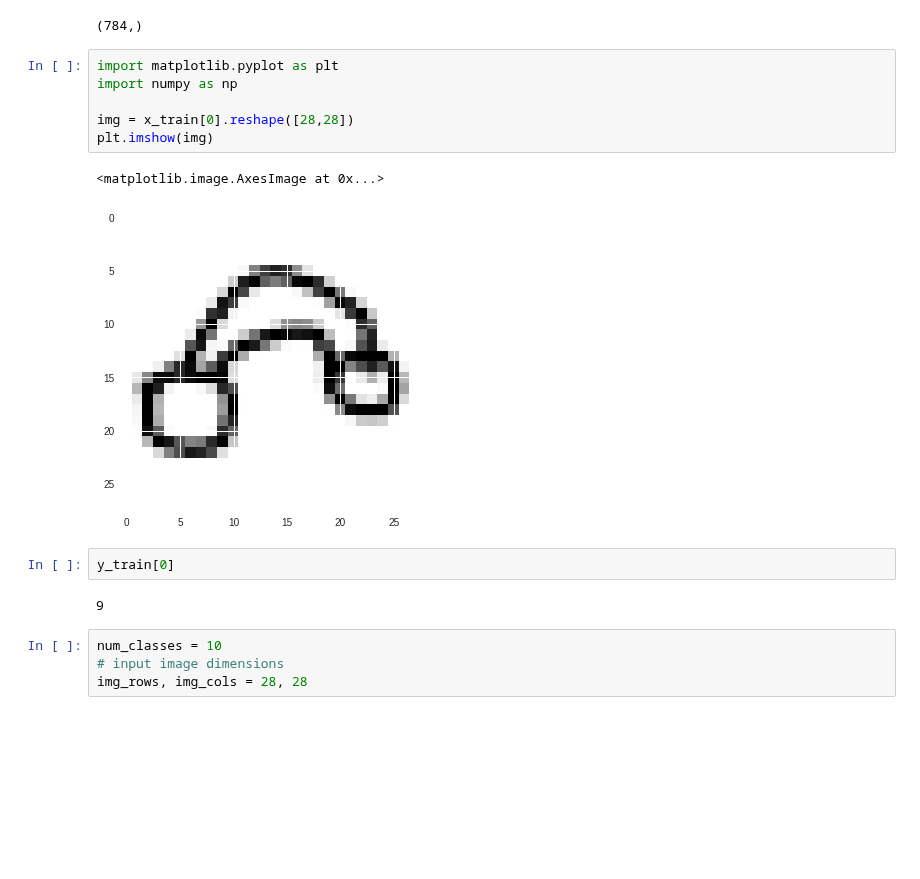
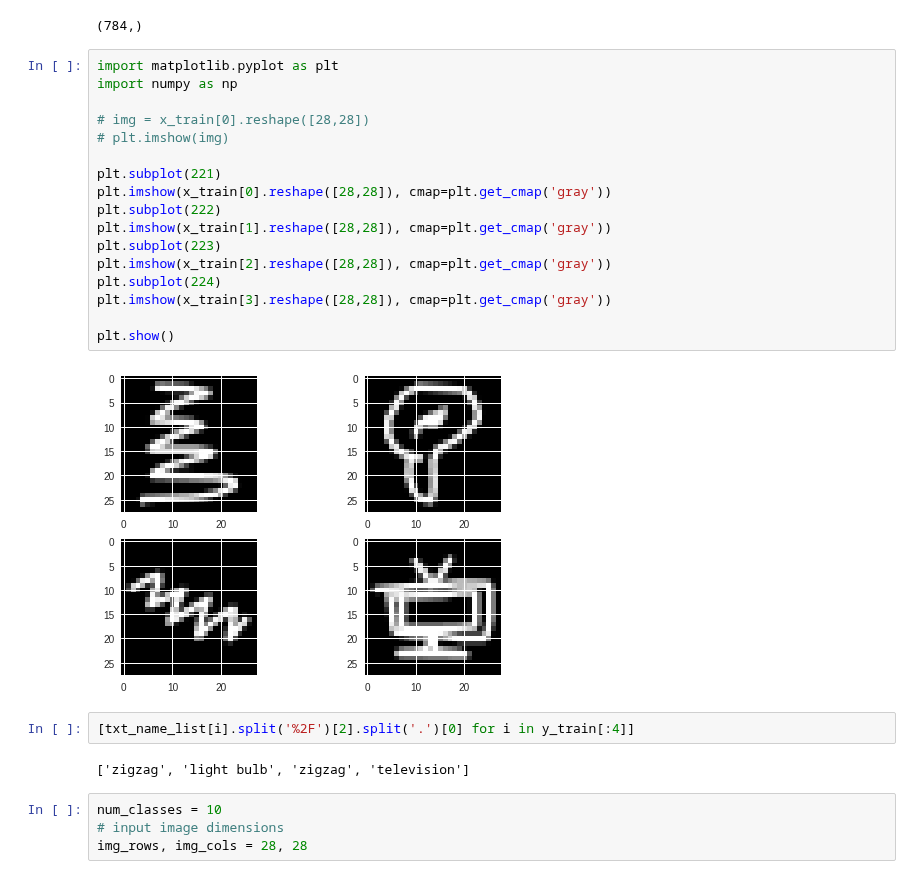
Before and after one commit to krohak/load-quickdraw, a Jupyter notebook: Keras_Quickdraw.ipynb, the cells around one changed output. Cells and saved outputs as stored; diff of their text form; blank space fills up the shorter version.

```diff
--- a/Keras_Quickdraw.ipynb
+++ b/Keras_Quickdraw.ipynb
@@ -288,19 +294,29 @@ y_test.max()
 x_train[0].shape
 # %% [output]
 (784,)
-# %%
-import matplotlib.pyplot as plt
-import numpy as np
-
-img = x_train[0].reshape([28,28])
-plt.imshow(img)
-# %% [output]
-<matplotlib.image.AxesImage at 0x...>
-[figure, removed]
-# %%
-y_train[0]
-# %% [output]
-9
+# %%
+import matplotlib.pyplot as plt
+import numpy as np
+
+# img = x_train[0].reshape([28,28])
+# plt.imshow(img)
+
+plt.subplot(221)
+plt.imshow(x_train[0].reshape([28,28]), cmap=plt.get_cmap('gray'))
+plt.subplot(222)
+plt.imshow(x_train[1].reshape([28,28]), cmap=plt.get_cmap('gray'))
+plt.subplot(223)
+plt.imshow(x_train[2].reshape([28,28]), cmap=plt.get_cmap('gray'))
+plt.subplot(224)
+plt.imshow(x_train[3].reshape([28,28]), cmap=plt.get_cmap('gray'))
+
+plt.show()
+# %% [output]
+[figure, added]
+# %%
+[txt_name_list[i].split('%2F')[2].split('.')[0] for i in y_train[:4]]
+# %% [output]
+['zigzag', 'light bulb', 'zigzag', 'television']
 # %%
 num_classes = 10
 # input image dimensions
```
Also changed, not shown: parts of 7 cells of this notebook.
